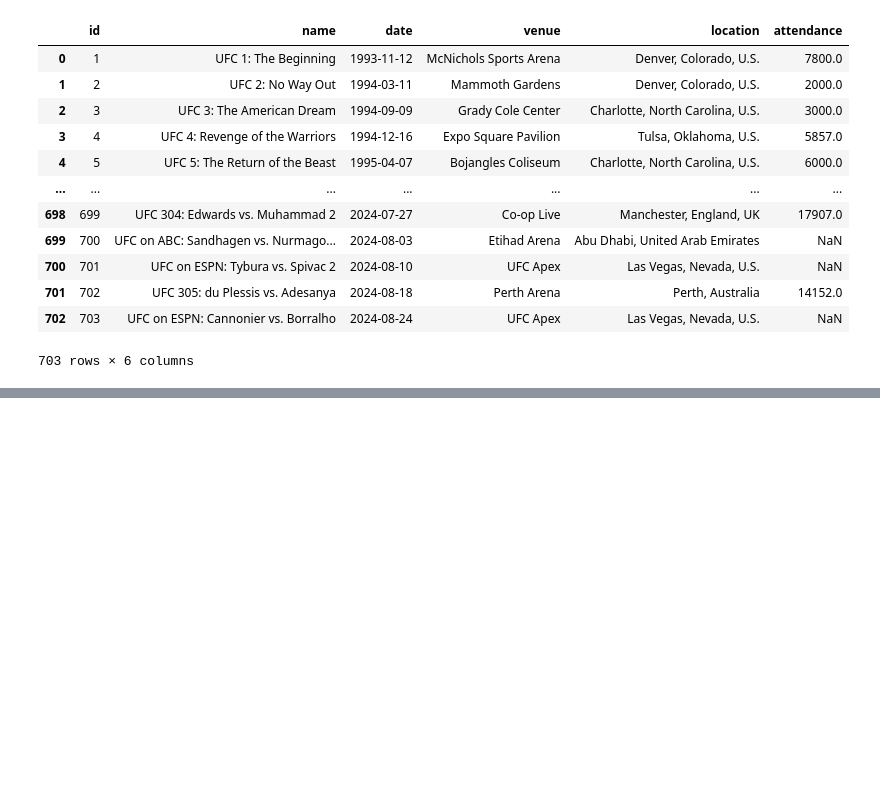
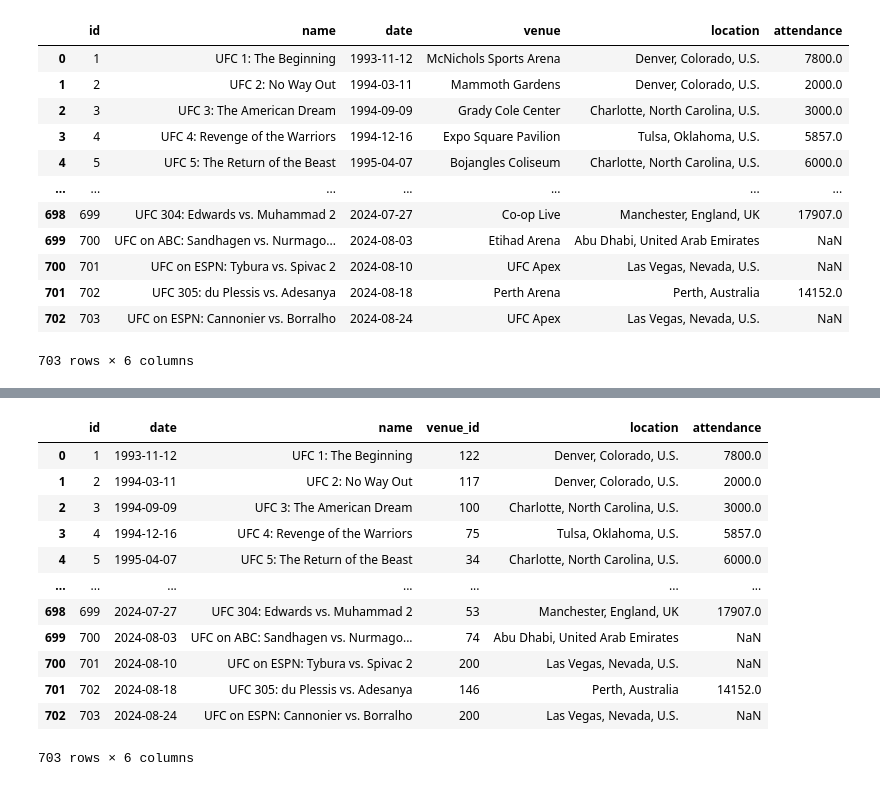
Before and after one commit to ehan03/thesis-stuff, a Jupyter notebook: src/scrapers_misc/wikipedia_events/events_and_venues.ipynb, the cells around one changed output, grey strips where cells are left out. Saved outputs shown, nothing was run; the diff lists cells and outputs as text; code cells hidden in the pictures; blank space fills up the shorter version.

```diff
--- a/src/scrapers_misc/wikipedia_events/events_and_venues.ipynb
+++ b/src/scrapers_misc/wikipedia_events/events_and_venues.ipynb
@@ -305,3 +307,21 @@ venues
+# %%
+past_events["venue_id"] = past_events["venue"].map(venues.set_index("name")["id"])
+past_events = past_events[["id", "date", "name", "venue_id", "location", "attendance"]]
+past_events
+# %% [output]
+|  | id | date | name | venue_id | location | attendance |
+| 0 | 1 | 1993-11-12 | UFC 1: The Beginning | 122 | Denver, Colorado, U.S. | 7800.0 |
+| 1 | 2 | 1994-03-11 | UFC 2: No Way Out | 117 | Denver, Colorado, U.S. | 2000.0 |
+| 2 | 3 | 1994-09-09 | UFC 3: The American Dream | 100 | Charlotte, North Carolina, U.S. | 3000.0 |
+| 3 | 4 | 1994-12-16 | UFC 4: Revenge of the Warriors | 75 | Tulsa, Oklahoma, U.S. | 5857.0 |
+| 4 | 5 | 1995-04-07 | UFC 5: The Return of the Beast | 34 | Charlotte, North Carolina, U.S. | 6000.0 |
+| ... | ... | ... | ... | ... | ... | ... |
+| 698 | 699 | 2024-07-27 | UFC 304: Edwards vs. Muhammad 2 | 53 | Manchester, England, UK | 17907.0 |
+| 699 | 700 | 2024-08-03 | UFC on ABC: Sandhagen vs. Nurmago... | 74 | Abu Dhabi, United Arab Emirates | NaN |
+| 700 | 701 | 2024-08-10 | UFC on ESPN: Tybura vs. Spivac 2 | 200 | Las Vegas, Nevada, U.S. | NaN |
+| 701 | 702 | 2024-08-18 | UFC 305: du Plessis vs. Adesanya | 146 | Perth, Australia | 14152.0 |
+| 702 | 703 | 2024-08-24 | UFC on ESPN: Cannonier vs. Borralho | 200 | Las Vegas, Nevada, U.S. | NaN |
+703 rows × 6 columns
 # %%
 past_events.to_csv("wikipedia_events.csv", index=False)
 venues.to_csv("wikipedia_venues.csv", index=False)
```
Also changed, not shown: parts of 1 cell of this notebook, 3 other files.
